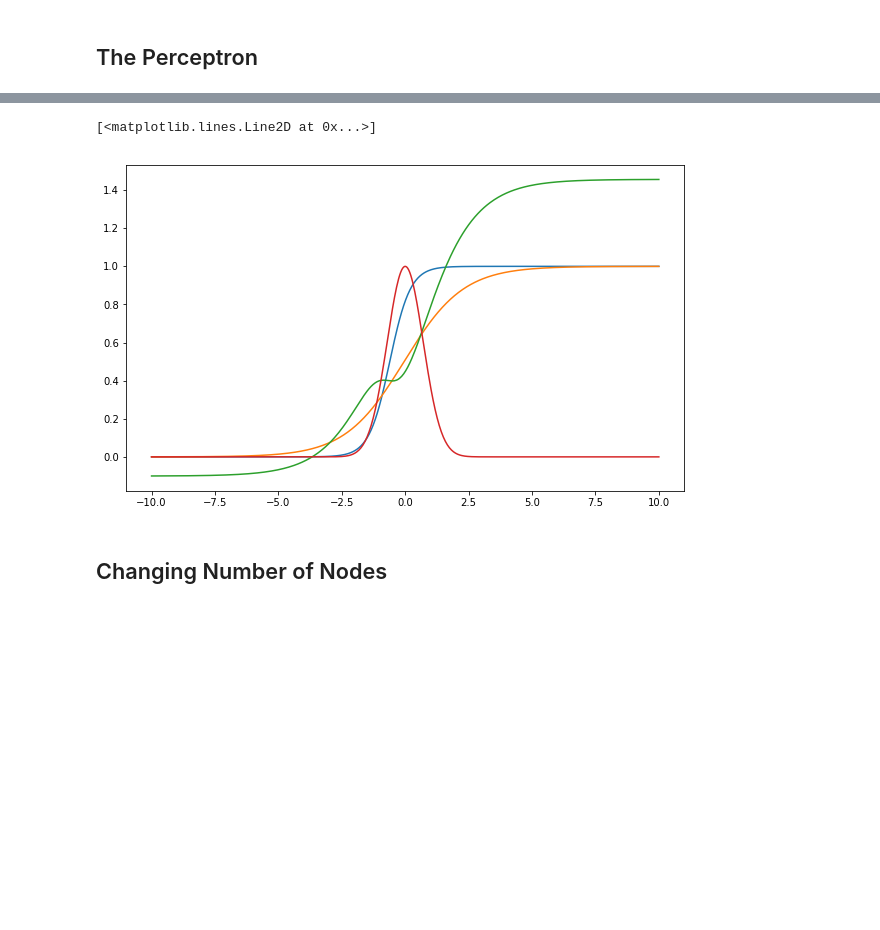
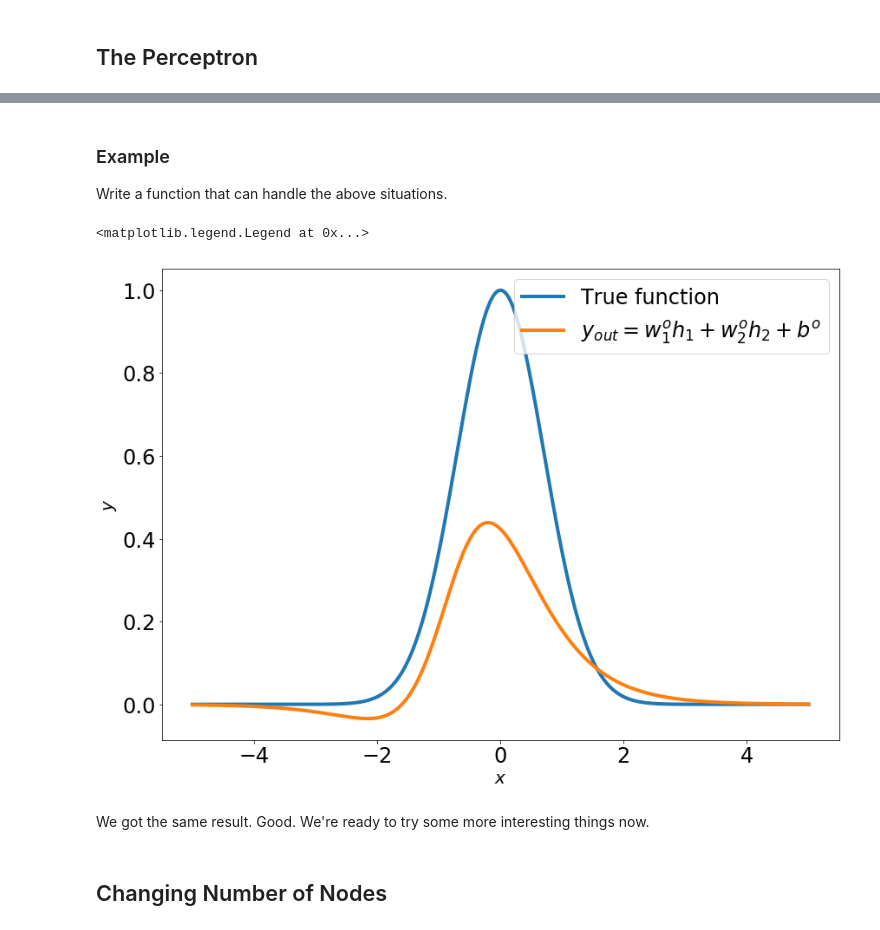
Before and after one commit to pavlosprotopapas/dswcc_fall_2018, a Jupyter notebook: labs/Lab1/Lab1.ipynb, the cells around one changed output, grey strips where cells are left out. Saved outputs shown, nothing was run; the diff lists cells and outputs as text; code cells hidden in the pictures; blank space fills up the shorter version.

```diff
--- a/labs/Lab1/Lab1.ipynb
+++ b/labs/Lab1/Lab1.ipynb
@@ -145,11 +190,9 @@ Let's see what happens in this case.
 # %%
-x = np.linspace(-10.0, 10.0, 500) # input points
-y = np.exp(-x*x) # data
+x = np.linspace(-5.0, 5.0, 500) # input points
+f = np.exp(-x*x) # data
 
-w = np.random.uniform(-3.0, 3.0, 2) # Random weights from uniform distribution
-b = np.random.uniform(-3.0, 3.0, 2) # Random bias
-
-print(w, b)
+w = np.array([1.5, -2.5])
+b = np.array([0.4, -2.0])
 
 # Affine transformations
 z1 = w[0] * x + b[0]
@@ -174,5 +258,6 @@ Let's see what the network predicts.  First we'll just add $h_{1}$ and $h_{2}$ w
 # %%
 # Network output
-wout = np.ones(2)
-bout = 1.0
-yhat = wout[0] * h1 + wout[1] * h2 + bout
+wout = np.array([-1.5, -1.5])
+bout = np.array(1.5)
+
+yout = wout[0] * h1 + wout[1] * h2 + bout
@@ -191,6 +263,0 @@ Now let's see what happens when we change the weights on the output.
-# %%
-# Network output
-wout = np.random.uniform(-3.0, 3.0, 2)
-bout = np.random.uniform(-3.0, 3.0, 1)
-print(wout, bout)
-yhat = wout[0] * h1 + wout[1] * h2 + bout
@@ -221,28 +326,35 @@ Suppose you have...
+# %% [markdown]
+### Example
+Write a function that can handle the above situations.
 # %%
 def nodes(x, w, b):
     z = np.tensordot(w, x, axes=0) + b.reshape((len(w),-1))
     return 1.0 / (1.0 + np.exp(-z))
 
 def output(h, wout, bout):
     return np.tensordot(wout, h, axes=1) + bout
 
-num_nodes = 2
-#w = np.random.uniform(-3.0, 3.0, num_nodes)
-#wout = np.random.uniform(-3.0, 3.0, num_nodes)
-
 h = nodes(x, w, b)
 yout = output(h, wout, bout)
 
 
-fig, ax = plt.subplots(1,1, figsize=(10,6))
+fig, ax = plt.subplots(1,1, figsize=(14,10))
 
-ax.plot(x, h[0,:])
-ax.plot(x, h[1,:])
-ax.plot(x, yout)
-ax.plot(x, y)
+ax.plot(x, f, lw=4, label='True function')
+ax.plot(x, yout, lw=4, label=r'$y_{out} = w_{1}^{o}h_{1} + w_{2}^{o}h_{2} + b^{o}$')
+
+# Create labels (very important!)
+ax.set_xlabel('$x$', fontsize=20) # Notice we make the labels big enough to read
+ax.set_ylabel('$y$', fontsize=20)
+
+ax.tick_params(labelsize=24) # Make the tick labels big enough to read
+
+ax.legend(fontsize=24, loc=1) # Create a legend and make it big enough to read
 # %% [output]
-[<matplotlib.lines.Line2D at 0x...>]
+<matplotlib.legend.Legend at 0x...>
-[figure, old version]
+[figure, new version]
+# %% [markdown]
+We got the same result.  Good.  We're ready to try some more interesting things now.
 # %% [markdown]
 ## Changing Number of Nodes
 # %% [markdown]
```
Also changed, not shown: parts of 43 cells of this notebook, 2 other files.
